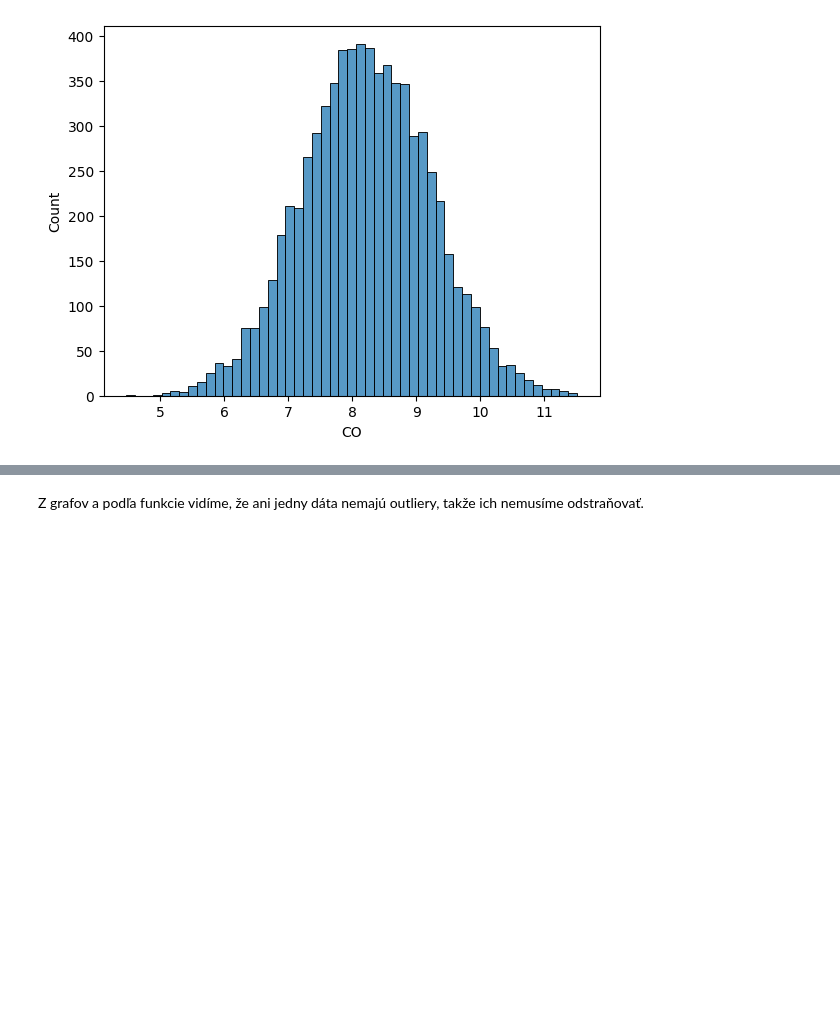
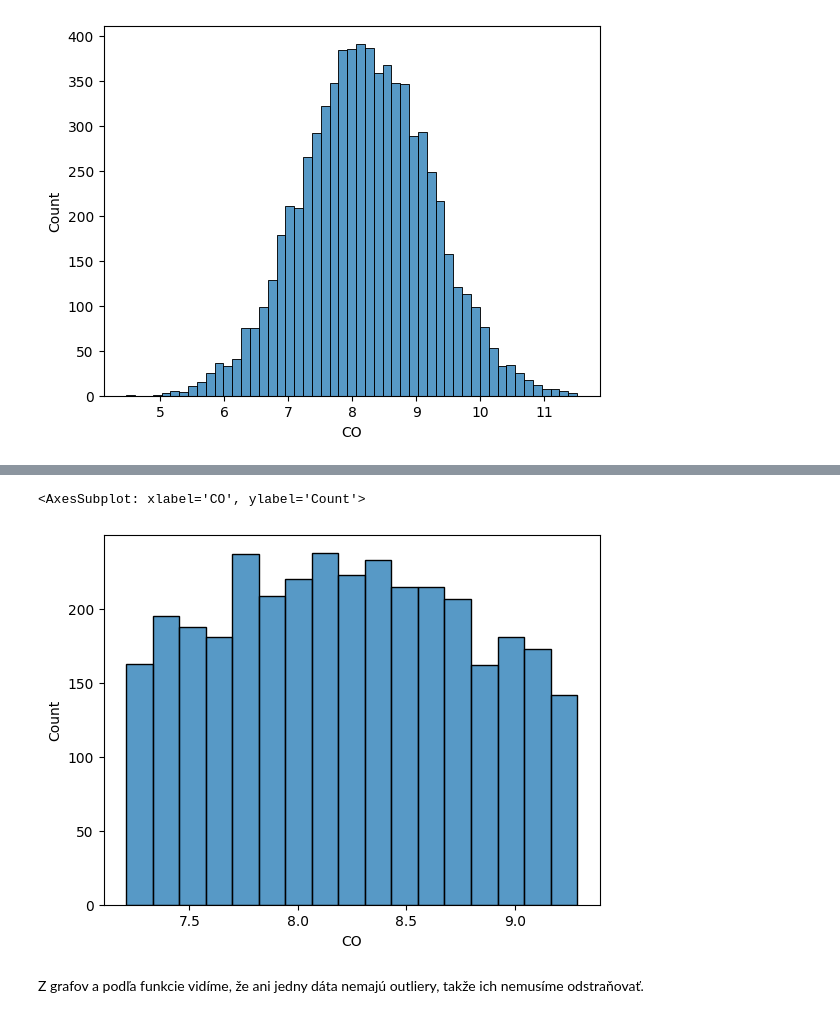
Before and after one commit to Marraff/inteligent-data-analysis, a Jupyter notebook: 1-faza-projekt-IAU.ipynb, the cells around one changed output, grey strips where cells are left out. Saved outputs shown, nothing was run; the diff lists cells and outputs as text; code cells hidden in the pictures; blank space fills up the shorter version.

```diff
--- a/1-faza-projekt-IAU.ipynb
+++ b/1-faza-projekt-IAU.ipynb
@@ -737,3 +702,8 @@ Polluted outliers: Series([], Name: CO, dtype: float64)
+# %%
+sns.histplot(unpolluted_CO)
+# %% [output]
+<AxesSubplot: xlabel='CO', ylabel='Count'>
+[figure, added]
 # %% [markdown]
 Z grafov a podľa funkcie vidíme, že ani jedny dáta nemajú outliery, takže ich nemusíme odstraňovať.
 # %%
```
Also changed, not shown: parts of 19 cells of this notebook.
